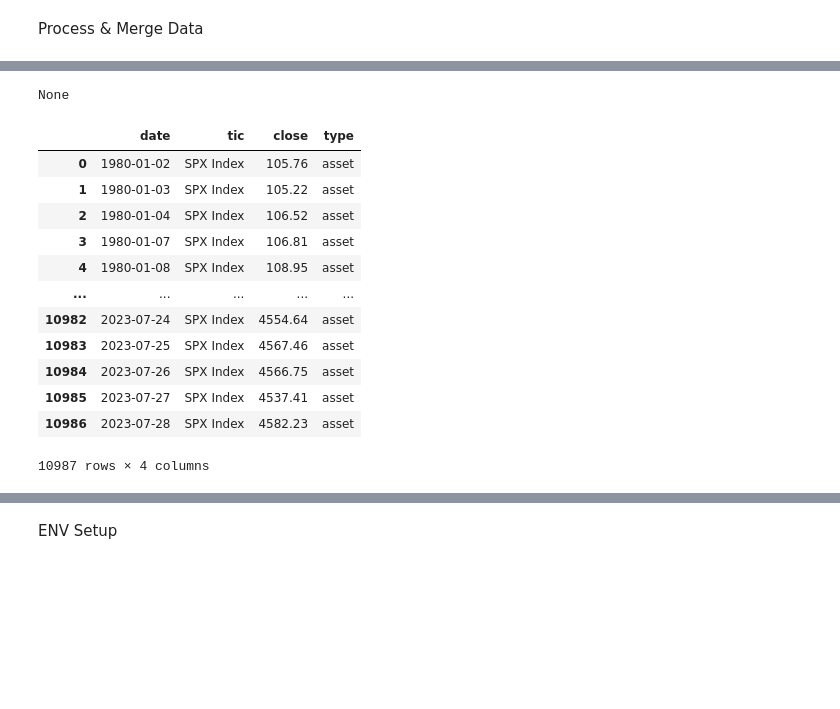
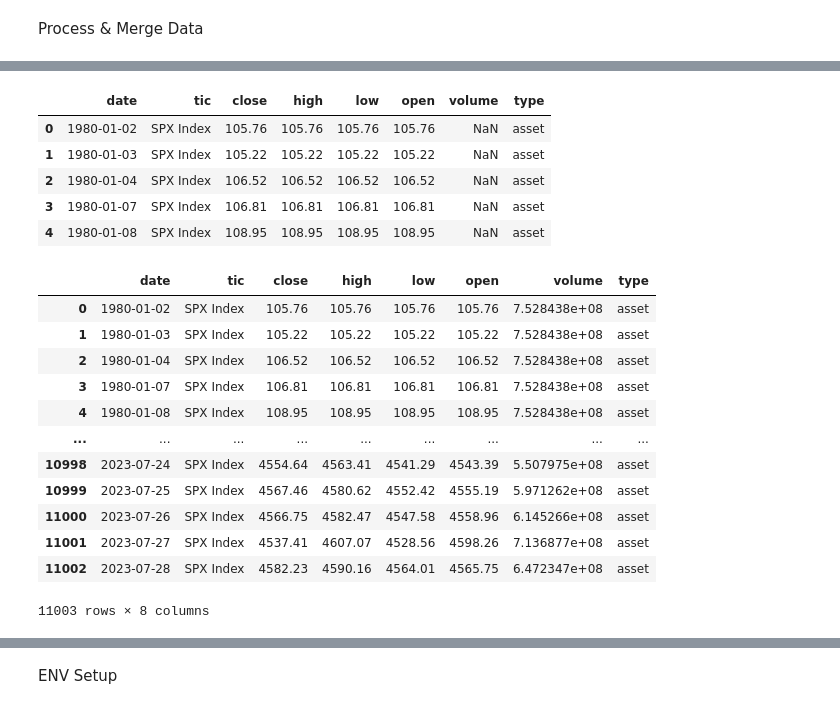
Before and after one commit to webclinic017/quantumai2, a Jupyter notebook: QAI2_v2_multiReward_BBG.ipynb, the cells around one changed output, grey strips where cells are left out. Drawn from its saved outputs; the diff is of its cells as text; code cells hidden in the pictures; blank space fills up the shorter version.

```diff
--- a/QAI2_v2_multiReward_BBG.ipynb
+++ b/QAI2_v2_multiReward_BBG.ipynb
@@ -89,25 +106,11 @@ TypeError: DataProcessor.fill_eco_data() takes 1 positional argument but 2 were
 # %%
 #Hier muss allenfalls Kernel rebooted werden damit das geht
-asset_df = asset_df.rename(columns={"LAST_PRICE": "close"})
-asset_df_incl_tech = dp.add_stockstats_technical_indicator(asset_df)
-asset_df_incl_tech
+asset_df = asset_df.rename(columns={"LAST_PRICE": "close", "PX_HIGH": "high", "PX_Open": "open", "PX_LOW": "low", "PX_VOLUME": "volume"})
+asset_df.head()
+# %% [output]
+|  | date | tic | close | high | low | open | volume | type |
+| 0 | 1980-01-02 | SPX Index | 105.76 | 105.76 | 105.76 | 105.76 | NaN | asset |
+| 1 | 1980-01-03 | SPX Index | 105.22 | 105.22 | 105.22 | 105.22 | NaN | asset |
+| 2 | 1980-01-04 | SPX Index | 106.52 | 106.52 | 106.52 | 106.52 | NaN | asset |
+| 3 | 1980-01-07 | SPX Index | 106.81 | 106.81 | 106.81 | 106.81 | NaN | asset |
+| 4 | 1980-01-08 | SPX Index | 108.95 | 108.95 | 108.95 | 108.95 | NaN | asset |
-# %%
-print(asset_df_incl_tech)
-# %% [output]
-None
-# %%
-asset_df
-# %% [output]
-|  | date | tic | close | type |
-| 0 | 1980-01-02 | SPX Index | 105.76 | asset |
-| 1 | 1980-01-03 | SPX Index | 105.22 | asset |
-| 2 | 1980-01-04 | SPX Index | 106.52 | asset |
-| 3 | 1980-01-07 | SPX Index | 106.81 | asset |
-| 4 | 1980-01-08 | SPX Index | 108.95 | asset |
-| ... | ... | ... | ... | ... |
-| 10982 | 2023-07-24 | SPX Index | 4554.64 | asset |
-| 10983 | 2023-07-25 | SPX Index | 4567.46 | asset |
-| 10984 | 2023-07-26 | SPX Index | 4566.75 | asset |
-| 10985 | 2023-07-27 | SPX Index | 4537.41 | asset |
-| 10986 | 2023-07-28 | SPX Index | 4582.23 | asset |
-10987 rows × 4 columns
@@ -115,0 +117,17 @@ df
+# %%
+asset_df_filled = dp.fill_eco_data(asset_df)
+asset_df_filled
+# %% [output]
+|  | date | tic | close | high | low | open | volume | type |
+| 0 | 1980-01-02 | SPX Index | 105.76 | 105.76 | 105.76 | 105.76 | 7.528438e+08 | asset |
+| 1 | 1980-01-03 | SPX Index | 105.22 | 105.22 | 105.22 | 105.22 | 7.528438e+08 | asset |
+| 2 | 1980-01-04 | SPX Index | 106.52 | 106.52 | 106.52 | 106.52 | 7.528438e+08 | asset |
+| 3 | 1980-01-07 | SPX Index | 106.81 | 106.81 | 106.81 | 106.81 | 7.528438e+08 | asset |
+| 4 | 1980-01-08 | SPX Index | 108.95 | 108.95 | 108.95 | 108.95 | 7.528438e+08 | asset |
+| ... | ... | ... | ... | ... | ... | ... | ... | ... |
+| 10998 | 2023-07-24 | SPX Index | 4554.64 | 4563.41 | 4541.29 | 4543.39 | 5.507975e+08 | asset |
+| 10999 | 2023-07-25 | SPX Index | 4567.46 | 4580.62 | 4552.42 | 4555.19 | 5.971262e+08 | asset |
+| 11000 | 2023-07-26 | SPX Index | 4566.75 | 4582.47 | 4547.58 | 4558.96 | 6.145266e+08 | asset |
+| 11001 | 2023-07-27 | SPX Index | 4537.41 | 4607.07 | 4528.56 | 4598.26 | 7.136877e+08 | asset |
+| 11002 | 2023-07-28 | SPX Index | 4582.23 | 4590.16 | 4564.01 | 4565.75 | 6.472347e+08 | asset |
+11003 rows × 8 columns
```
Also changed, not shown: parts of 16 cells of this notebook, 39 other files.
